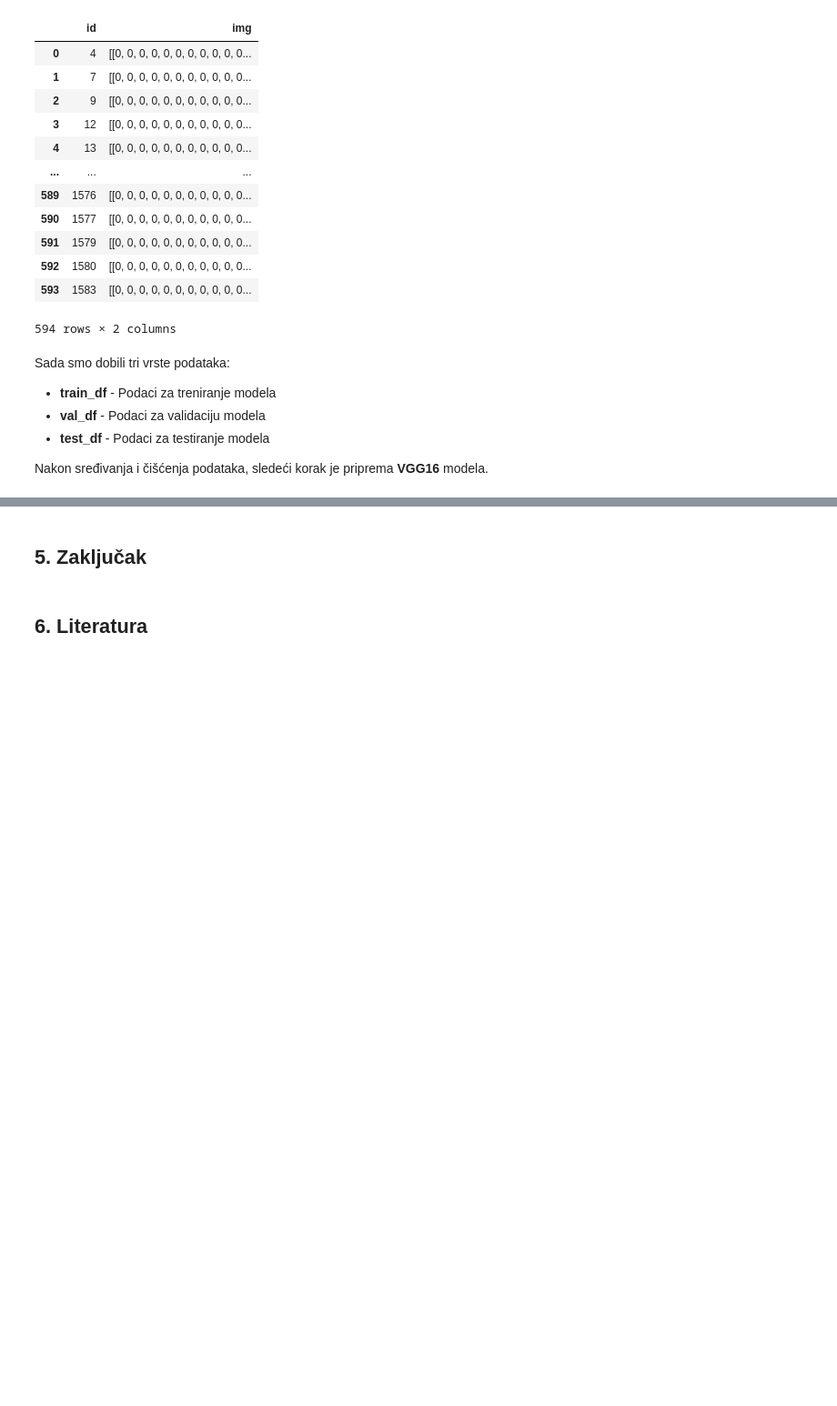
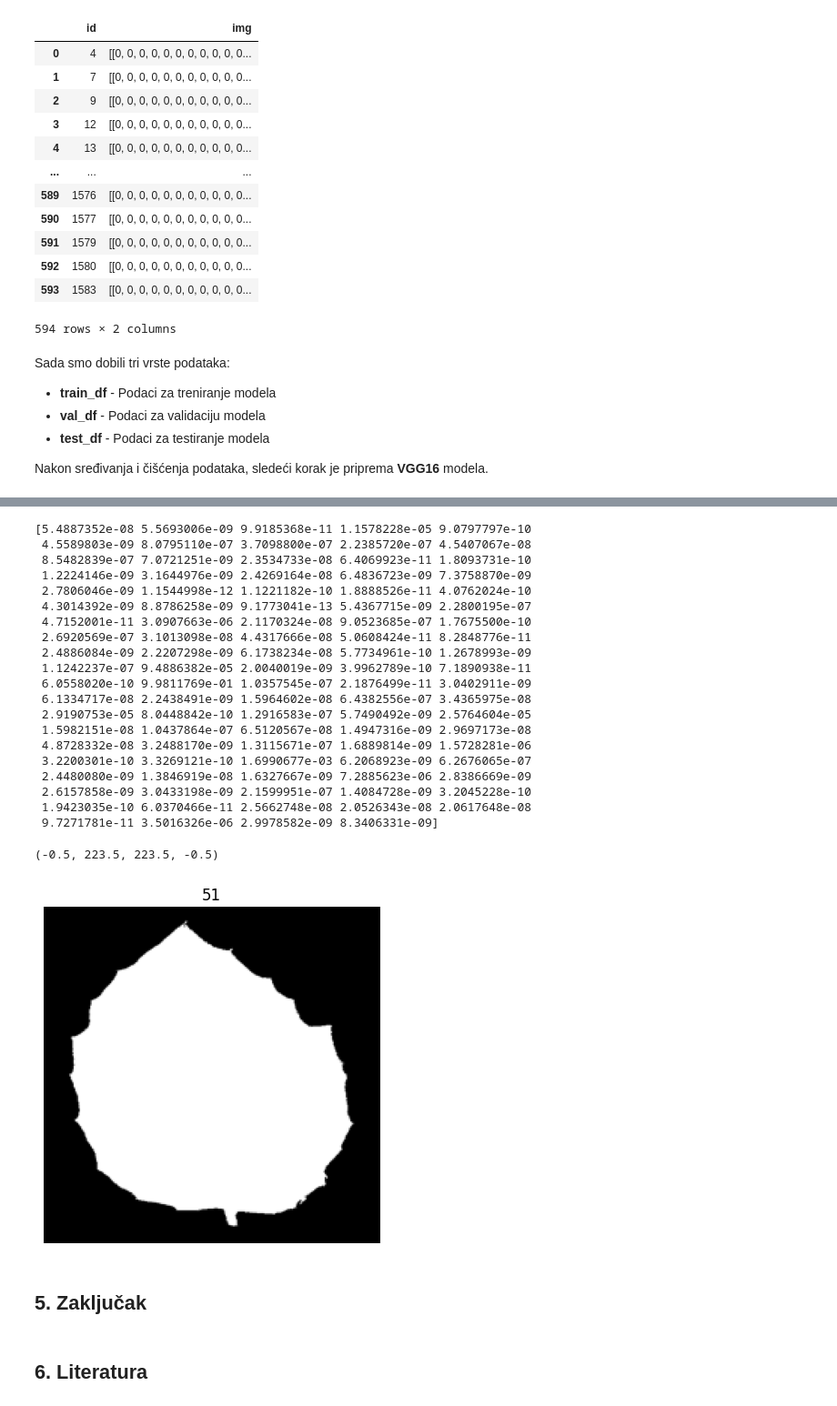
Before and after one commit to DjordjeRadovanovic/PPPO_Projekat_IT39_2020, a Jupyter notebook: PPPO_Projekat_IT39_2020.ipynb, the cells around one changed output, grey strips where cells are left out. Shown at 91% size. Cells and saved outputs as stored; diff of their text form; code cells hidden in the pictures; blank space fills up the shorter version.

```diff
--- a/PPPO_Projekat_IT39_2020.ipynb
+++ b/PPPO_Projekat_IT39_2020.ipynb
@@ -487,3 +381,34 @@ Epoch 15/15
+# %%
+# Verovatnoće klasa za prvu test sliku
+print(y_test[0])
+
+# Prva test slika
+plt.imshow(x_test[0])
+plt.title(np.argmax(y_test[0]))
+plt.axis('off')
+# %% [output]
+[5.4887352e-08 5.5693006e-09 9.9185368e-11 1.1578228e-05 9.0797797e-10
+ 4.5589803e-09 8.0795110e-07 3.7098800e-07 2.2385720e-07 4.5407067e-08
+ 8.5482839e-07 7.0721251e-09 2.3534733e-08 6.4069923e-11 1.8093731e-10
+ 1.2224146e-09 3.1644976e-09 2.4269164e-08 6.4836723e-09 7.3758870e-09
+ 2.7806046e-09 1.1544998e-12 1.1221182e-10 1.8888526e-11 4.0762024e-10
+ 4.3014392e-09 8.8786258e-09 9.1773041e-13 5.4367715e-09 2.2800195e-07
+ 4.7152001e-11 3.0907663e-06 2.1170324e-08 9.0523685e-07 1.7675500e-10
+ 2.6920569e-07 3.1013098e-08 4.4317666e-08 5.0608424e-11 8.2848776e-11
+ 2.4886084e-09 2.2207298e-09 6.1738234e-08 5.7734961e-10 1.2678993e-09
+ 1.1242237e-07 9.4886382e-05 2.0040019e-09 3.9962789e-10 7.1890938e-11
+ 6.0558020e-10 9.9811769e-01 1.0357545e-07 2.1876499e-11 3.0402911e-09
+ 6.1334717e-08 2.2438491e-09 1.5964602e-08 6.4382556e-07 3.4365975e-08
+ 2.9190753e-05 8.0448842e-10 1.2916583e-07 5.7490492e-09 2.5764604e-05
+ 1.5982151e-08 1.0437864e-07 6.5120567e-08 1.4947316e-09 2.9697173e-08
+ 4.8728332e-08 3.2488170e-09 1.3115671e-07 1.6889814e-09 1.5728281e-06
+ 3.2200301e-10 3.3269121e-10 1.6990677e-03 6.2068923e-09 6.2676065e-07
+ 2.4480080e-09 1.3846919e-08 1.6327667e-09 7.2885623e-06 2.8386669e-09
+ 2.6157858e-09 3.0433198e-09 2.1599951e-07 1.4084728e-09 3.2045228e-10
+ 1.9423035e-10 6.0370466e-11 2.5662748e-08 2.0526343e-08 2.0617648e-08
+ 9.7271781e-11 3.5016326e-06 2.9978582e-09 8.3406331e-09]
+(-0.5, 223.5, 223.5, -0.5)
+[figure, added]
 # %% [markdown]
 ## **5. Zaključak**
 # %% [markdown]
```
Also changed, not shown: parts of 3 cells of this notebook.
